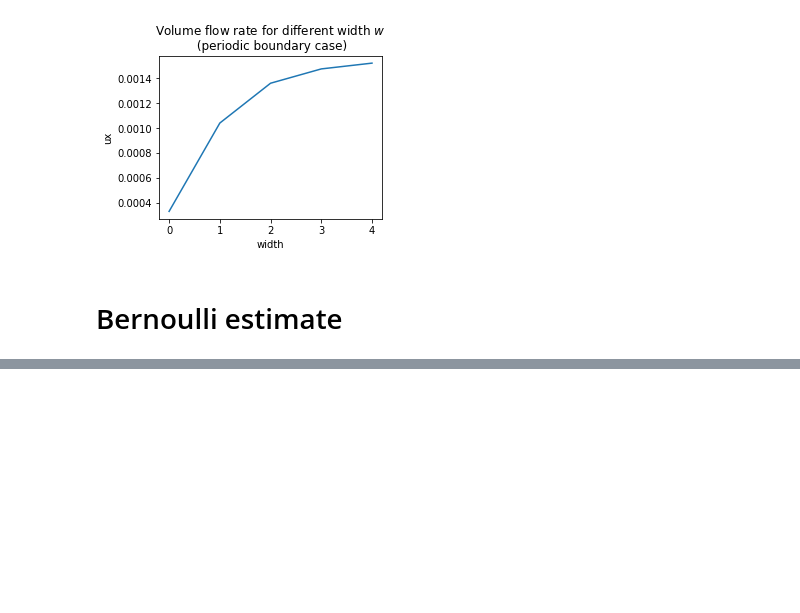
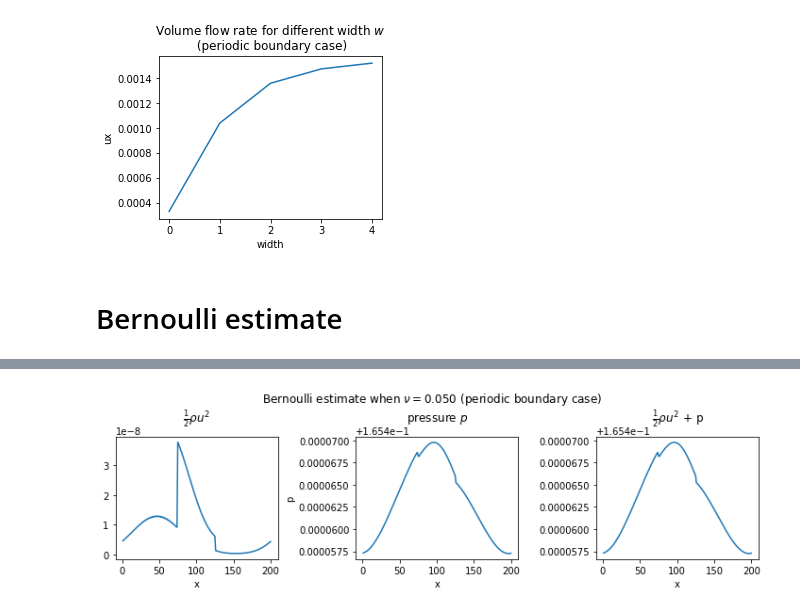
Before and after one commit to iacs-ac290r-2019-2/homework, a Jupyter notebook: HW2/JiaweiZhuang/use_LBM_solver.ipynb, the cells around one changed output, grey strips where cells are left out. Cells and saved outputs as stored; diff of their text form; code cells hidden in the pictures; blank space fills up the shorter version.

```diff
--- a/HW2/JiaweiZhuang/use_LBM_solver.ipynb
+++ b/HW2/JiaweiZhuang/use_LBM_solver.ipynb
@@ -457,0 +583,26 @@ fig.savefig('case2_ws_volume_flow.png', dpi=200, bbox_inches = "tight")
+# %%
+ds_ym_nus = ds_case1_nus.mean(dim='y')
+
+dr_vp_nus = 0.5 * ds_ym_nus['rho'] * ds_ym_nus['ux']**2  # effective pressure from velocity
+ber_nus = dr_vp + ds_ym_nus['p']  # this quantity should be conserved
+# %%
+inu = 5
+
+fig, axes = plt.subplots(1, 3, figsize=[10, 3])
+
+dr_vp_nus[inu].plot(ax=axes[0])
+axes[0].set_title(r'$\frac{1}{2} \rho u^2$', y=1.08)
+
+ds_ym_nus['p'][inu].plot(ax=axes[1])
+axes[1].set_title('pressure $p$', y=1.08)
+
+ber_nus[:,inu].plot(ax=axes[2])
+axes[2].set_title(r'$\frac{1}{2} \rho u^2$ + p', y=1.08)
+
+fig.suptitle(r'Bernoulli estimate when $\nu={:.3f}$ (periodic boundary case)'.format(nus[inu]), y=1.02)
+
+fig.tight_layout()
+
+plt.savefig('bernoulli_case1_nu_small.png', dpi=200, bbox_inches = "tight")
+# %% [output]
+[figure, added]
```
Also changed, not shown: parts of 14 cells of this notebook.
